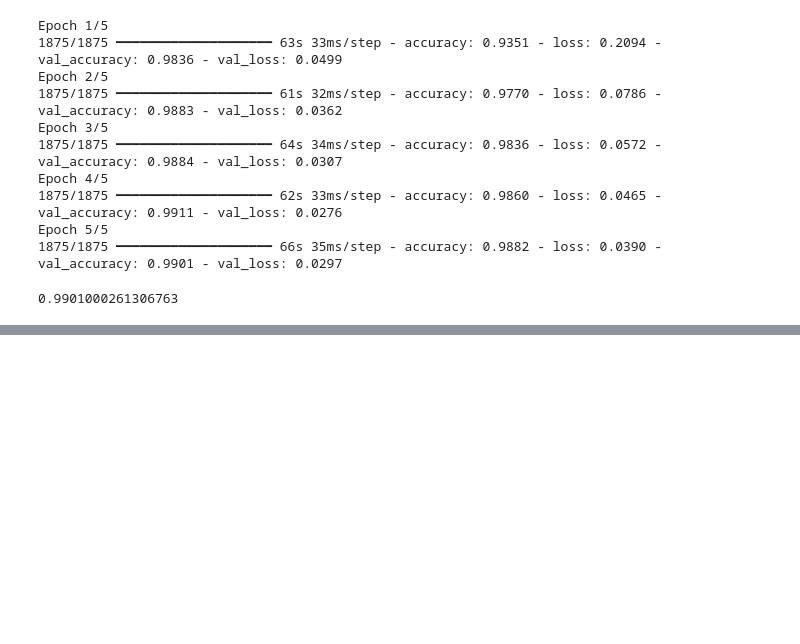
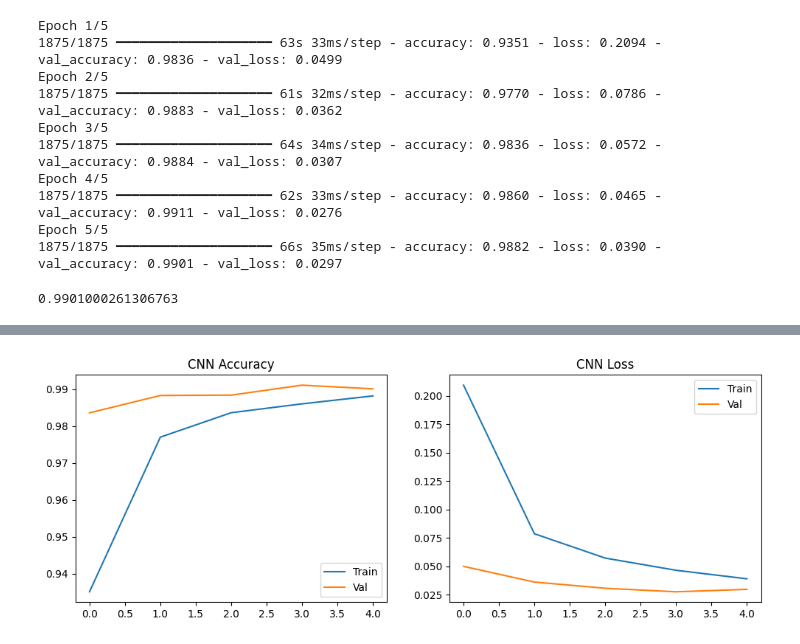
Before and after one commit to iamahnaf/Deep-Learning, a Jupyter notebook: CNN.ipynb, the cells around one changed output, grey strips where cells are left out. Saved outputs shown, nothing was run; the diff lists cells and outputs as text; code cells hidden in the pictures; blank space fills up the shorter version.

```diff
--- a/CNN.ipynb
+++ b/CNN.ipynb
@@ -163,0 +188,4 @@ acc_cnn
+# %%
+plot_training(cnn_model, "CNN")
+# %% [output]
+[figure, added]
```
Also changed, not shown: parts of 7 cells of this notebook.
